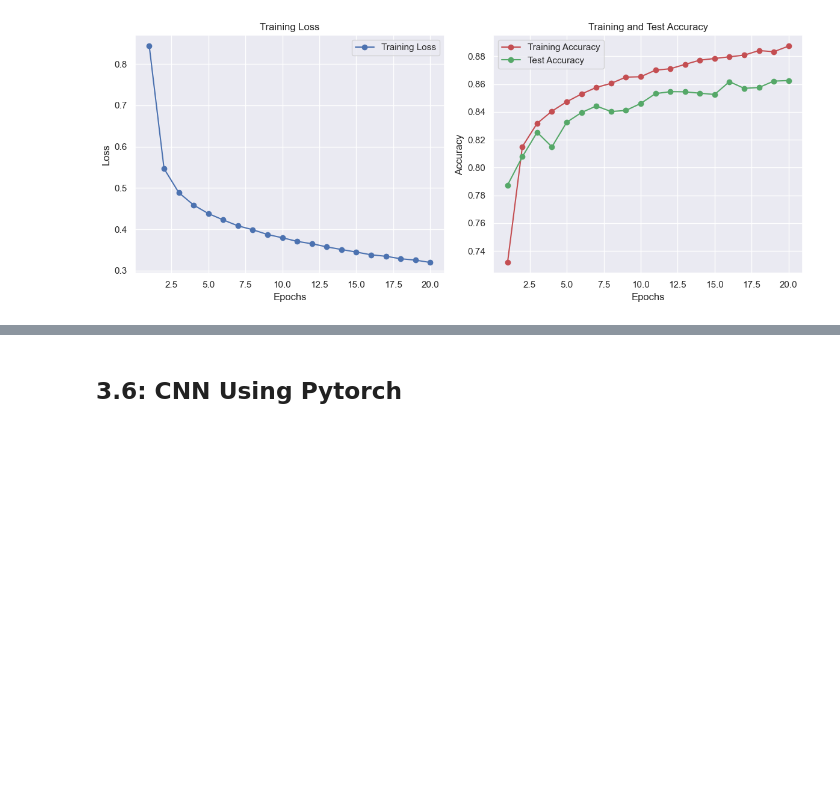
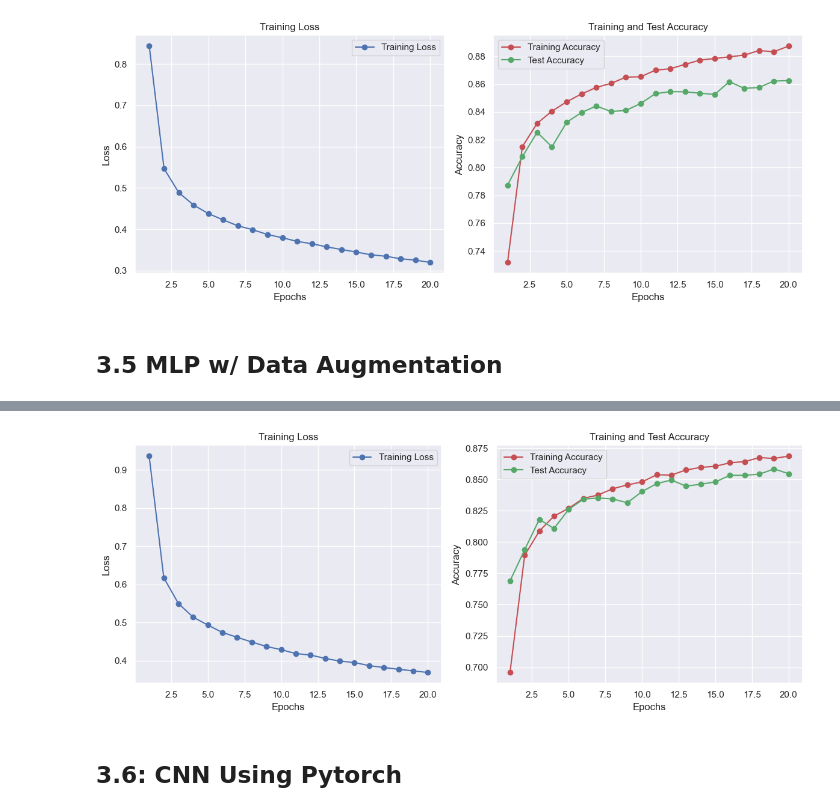
Before and after one commit to NickMilin/COMP551_A3, a Jupyter notebook: COMP551_A3.ipynb, the cells around one changed output, grey strips where cells are left out. Saved outputs shown, nothing was run; the diff lists cells and outputs as text; code cells hidden in the pictures; blank space fills up the shorter version.

```diff
--- a/COMP551_A3.ipynb
+++ b/COMP551_A3.ipynb
@@ -822,3 +818,42 @@ Epoch 18/20, Loss: 0.3288, Train Accuracy: 0.8842, Test Accuracy: 0.8576
 Epoch 19/20, Loss: 0.3255, Train Accuracy: 0.8834, Test Accuracy: 0.8622
 Epoch 20/20, Loss: 0.3198, Train Accuracy: 0.8874, Test Accuracy: 0.8626
 [figure]
+# %% [markdown]
+## 3.5 MLP w/ Data Augmentation
+# %%
+# q: should the validation set be from the augmented dataset, or from the clean FashionMNIST dataset?
+
+mlp_transform_data_augmentation = transforms.Compose([
+    transforms.RandomHorizontalFlip(p=0.25),
+    transforms.RandomRotation(5),
+    # transforms.RandomCrop(28, padding=2), <- didn't work well :(
+    transforms.ToTensor(),
+    transforms.Lambda(lambda x: x.view(-1))
+])
+
+mlp_transform_test = transforms.Compose([
+    transforms.ToTensor(),
+    transforms.Lambda(lambda x: x.view(-1))
+])
+
+full_train_dataset_data_augmentation = datasets.FashionMNIST(root='./data', train=True, download=True, transform=mlp_transform_data_augmentation)
+test_dataset_data_augmentation= datasets.FashionMNIST(root='./data', train=False, download=True, transform=mlp_transform_test)
+
+# split full train set into train and validation sets (80/20)
+train_size = int(0.8*len(full_train_dataset_data_augmentation))
+val_size = len(full_train_dataset_data_augmentation) - train_size
+
+# add generator seed for reproducibility
+generator = torch.Generator().manual_seed(42)
+train_dataset_data_augmentation, val_dataset_data_augmentation = random_split(full_train_dataset_data_augmentation, [train_size, val_size], generator=generator)
+
+batch_size = 64
+train_loader_data_augmentation = DataLoader(train_dataset_data_augmentation, batch_size=batch_size, shuffle=True, generator=generator)
+validation_loader_data_augmentation = DataLoader(val_dataset_data_augmentation, batch_size=batch_size, shuffle=False, generator=generator)
+test_loader_data_augmentation = DataLoader(test_dataset_data_augmentation, batch_size=batch_size, shuffle=False, generator=generator)
+
+model_data_augmentation = MLP(activation_function=relu(), num_hidden_layers=2, units=[256,256], cache=False)
+
+model_data_augmentation.fit(train_loader_data_augmentation, test_loader_data_augmentation, 0.01, 20)
+model_data_augmentation.plot_history()
+# %% [output]
@@ -825,3 +880,4 @@ Epoch 20/20, Loss: 0.3198, Train Accuracy: 0.8874, Test Accuracy: 0.8626
+[figure, added]
 # %% [markdown]
 ## 3.6: CNN Using Pytorch
 # %%
```
Also changed, not shown: parts of 2 cells of this notebook.
